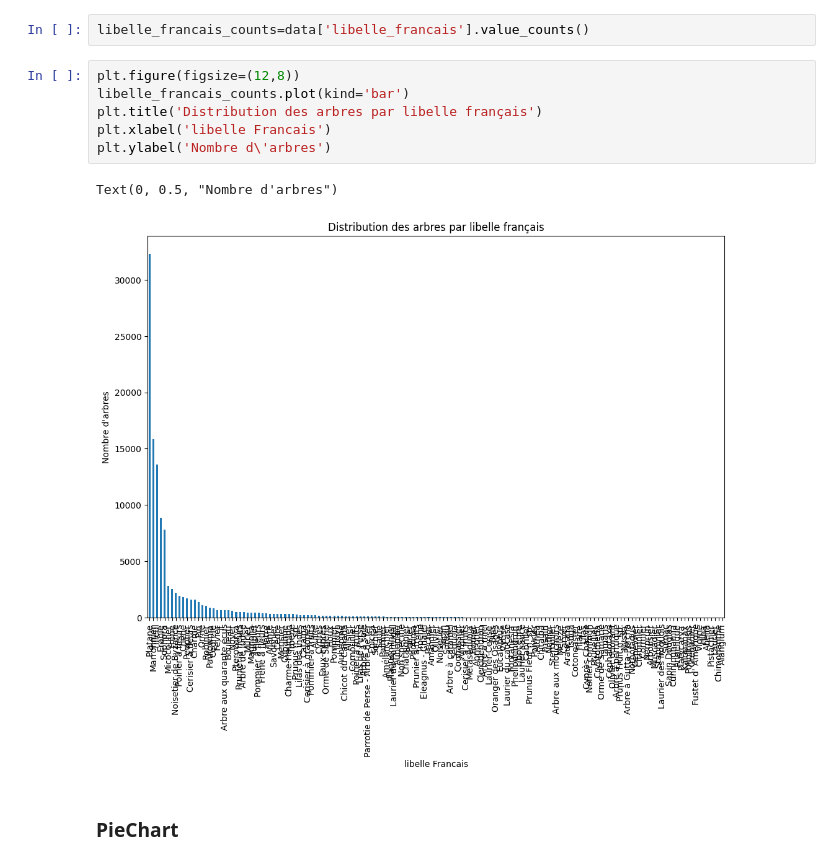
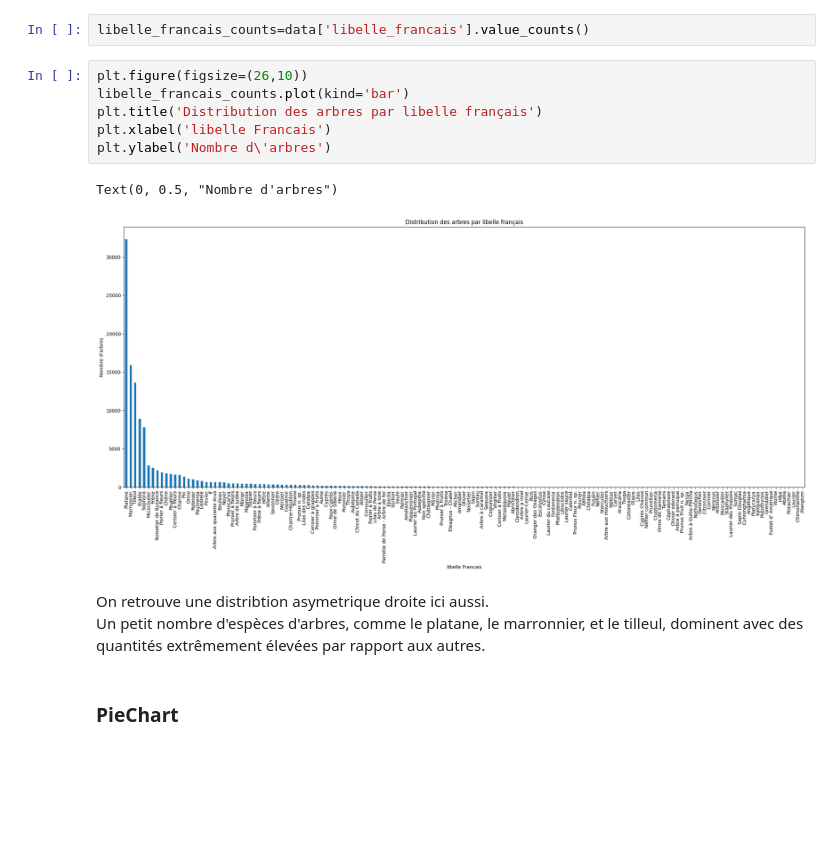
Before and after one commit to Belin27000/P2SmartCity, a Jupyter notebook: P2Tree.ipynb, the cells around one changed output. Saved outputs shown, nothing was run; the diff lists cells and outputs as text; blank space fills up the shorter version.

```diff
--- a/P2Tree.ipynb
+++ b/P2Tree.ipynb
@@ -551,13 +644,16 @@ Text(0, 0.5, "Nombre d'arbres")
 # %%
 libelle_francais_counts=data['libelle_francais'].value_counts()
 # %%
-plt.figure(figsize=(12,8))
+plt.figure(figsize=(26,10))
 libelle_francais_counts.plot(kind='bar')
 plt.title('Distribution des arbres par libelle français')
 plt.xlabel('libelle Francais')
 plt.ylabel('Nombre d\'arbres')
 # %% [output]
 Text(0, 0.5, "Nombre d'arbres")
-[figure, old version]
+[figure, new version]
+# %% [markdown]
+On retrouve une distribtion asymetrique droite ici aussi.<br/>
+Un petit nombre d'espèces d'arbres, comme le platane, le marronnier, et le tilleul, dominent avec des quantités extrêmement élevées par rapport aux autres.
 # %% [markdown]
 ### PieChart
```
Also changed, not shown: parts of 48 cells of this notebook.
